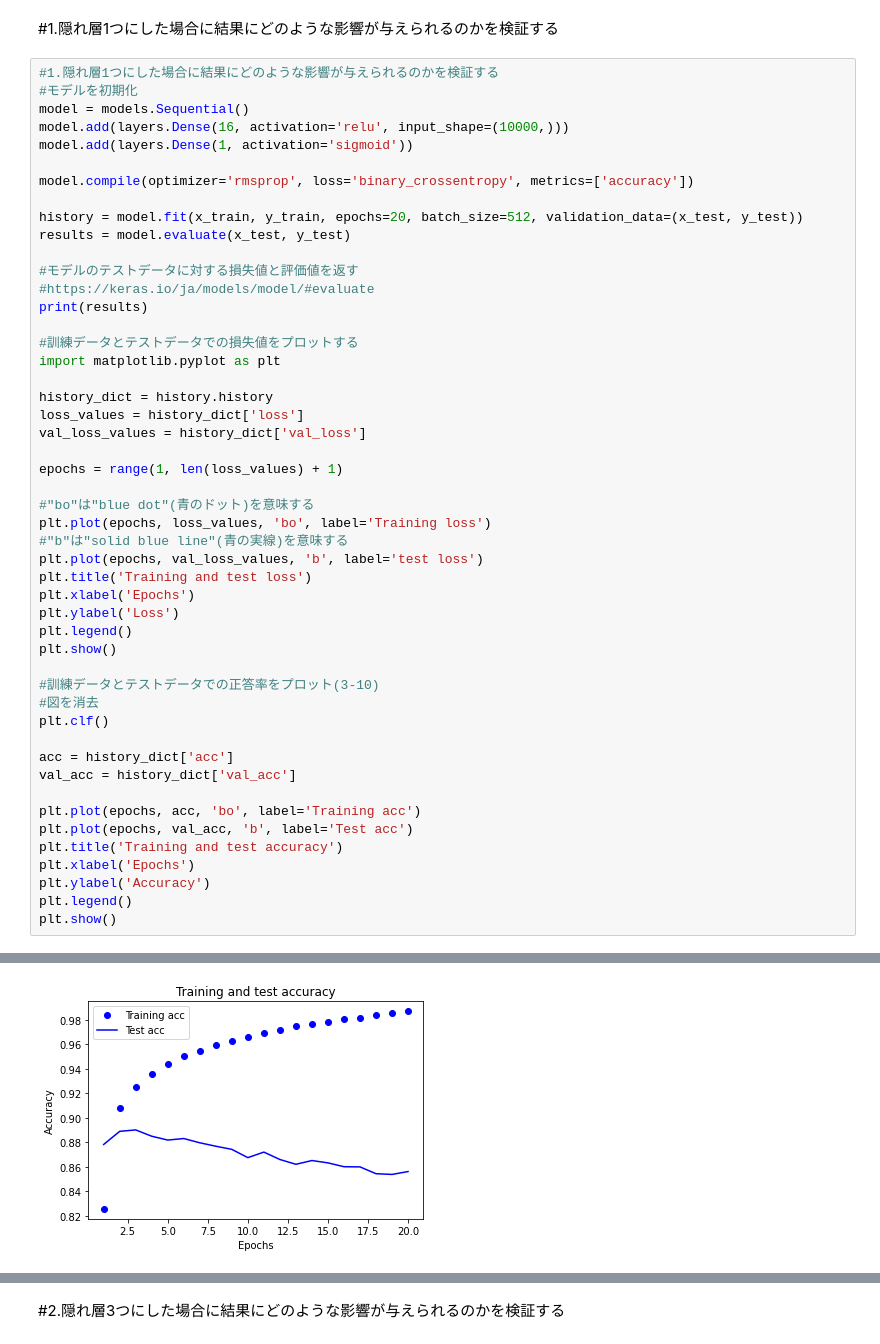
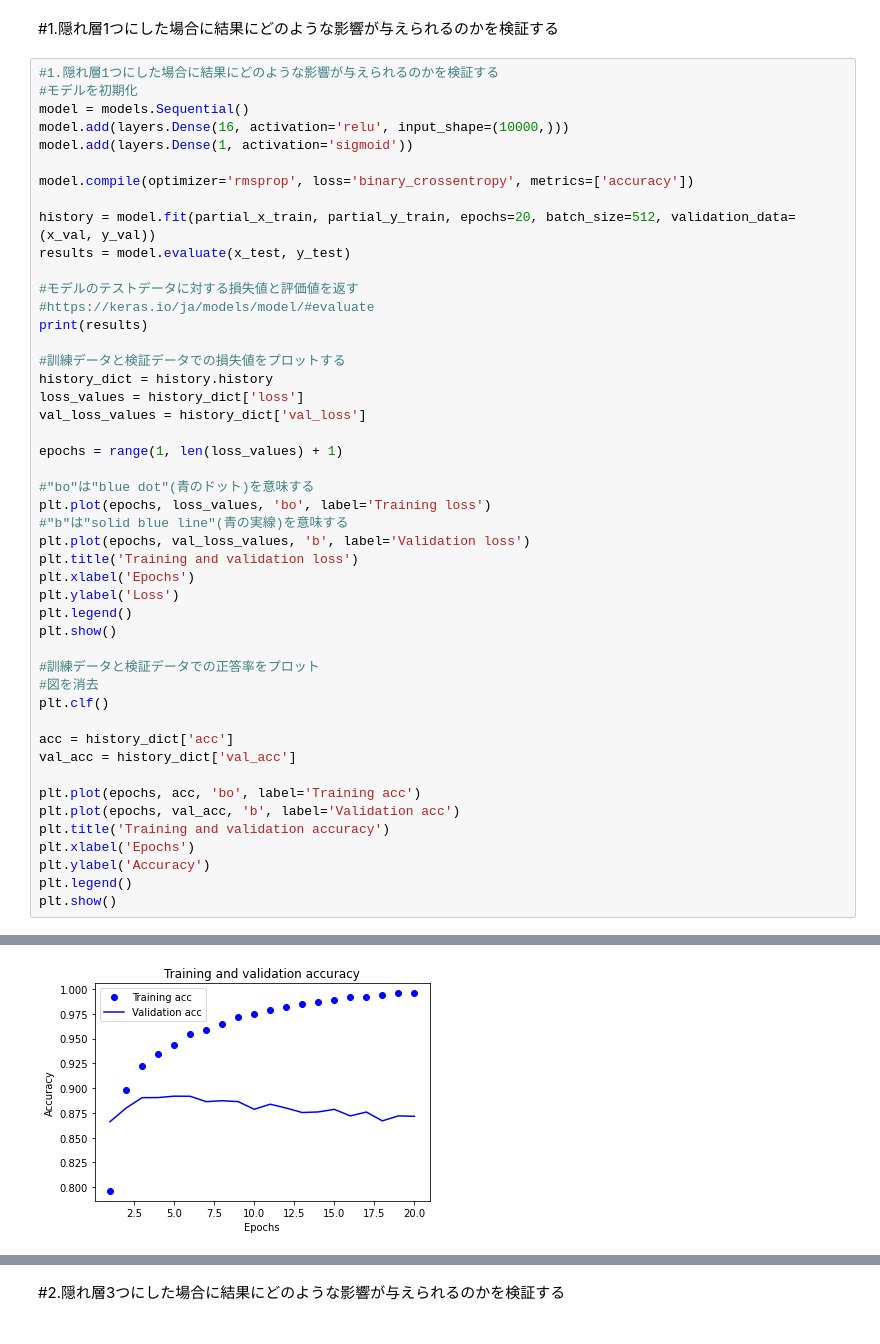
Before and after one commit to zakio10/Hello-World, a Jupyter notebook: 3_4_IMDb_binary_classification.ipynb, the cells around one changed output, grey strips where cells are left out. Saved outputs shown, nothing was run; the diff lists cells and outputs as text.

```diff
--- a/3_4_IMDb_binary_classification.ipynb
+++ b/3_4_IMDb_binary_classification.ipynb
@@ -222,16 +235,14 @@ model.add(layers.Dense(1, activation='sigmoid'))
 
 model.compile(optimizer='rmsprop', loss='binary_crossentropy', metrics=['accuracy'])
 
-history = model.fit(x_train, y_train, epochs=20, batch_size=512, validation_data=(x_test, y_test))
+history = model.fit(partial_x_train, partial_y_train, epochs=20, batch_size=512, validation_data=(x_val, y_val))
 results = model.evaluate(x_test, y_test)
 
 #モデルのテストデータに対する損失値と評価値を返す
 #https://keras.io/ja/models/model/#evaluate
 print(results)
 
-#訓練データとテストデータでの損失値をプロットする
-import matplotlib.pyplot as plt
-
+#訓練データと検証データでの損失値をプロットする
 history_dict = history.history
 loss_values = history_dict['loss']
 val_loss_values = history_dict['val_loss']
@@ -241,14 +252,14 @@ epochs = range(1, len(loss_values) + 1)
 #"bo"は"blue dot"(青のドット)を意味する
 plt.plot(epochs, loss_values, 'bo', label='Training loss')
 #"b"は"solid blue line"(青の実線)を意味する
-plt.plot(epochs, val_loss_values, 'b', label='test loss')
-plt.title('Training and test loss')
+plt.plot(epochs, val_loss_values, 'b', label='Validation loss')
+plt.title('Training and validation loss')
 plt.xlabel('Epochs')
 plt.ylabel('Loss')
 plt.legend()
 plt.show()
 
-#訓練データとテストデータでの正答率をプロット(3-10)
+#訓練データと検証データでの正答率をプロット
 #図を消去
 plt.clf()
 
@@ -256,8 +267,8 @@ acc = history_dict['acc']
 val_acc = history_dict['val_acc']
 
 plt.plot(epochs, acc, 'bo', label='Training acc')
-plt.plot(epochs, val_acc, 'b', label='Test acc')
-plt.title('Training and test accuracy')
+plt.plot(epochs, val_acc, 'b', label='Validation acc')
+plt.title('Training and validation accuracy')
 plt.xlabel('Epochs')
 plt.ylabel('Accuracy')
 plt.legend()
@@ -284,4 +295,4 @@ Epoch 20/20
-[figure, old version]
+[figure, new version]
 # %%
 #モデルを初期化
 model = models.Sequential()
```
Also changed, not shown: parts of 27 cells of this notebook.
